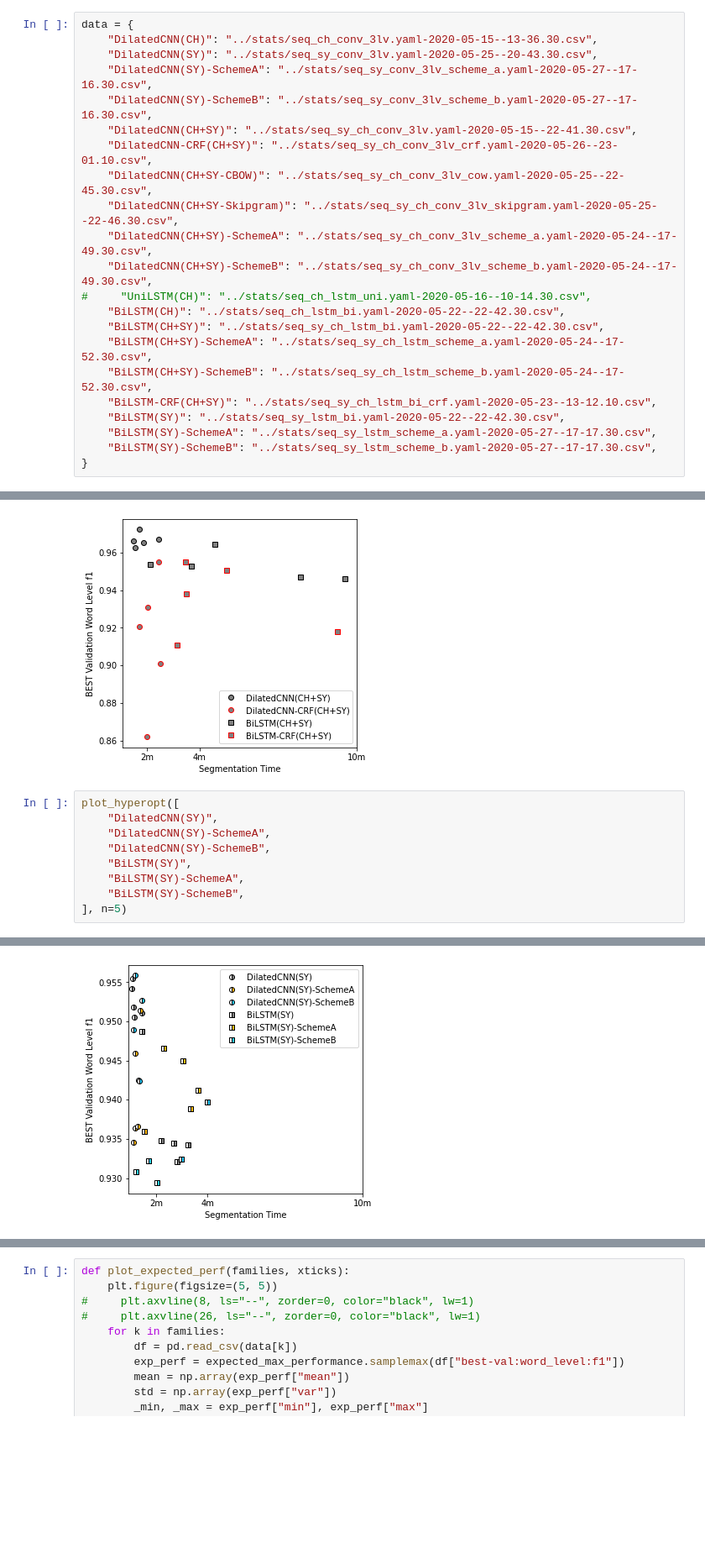
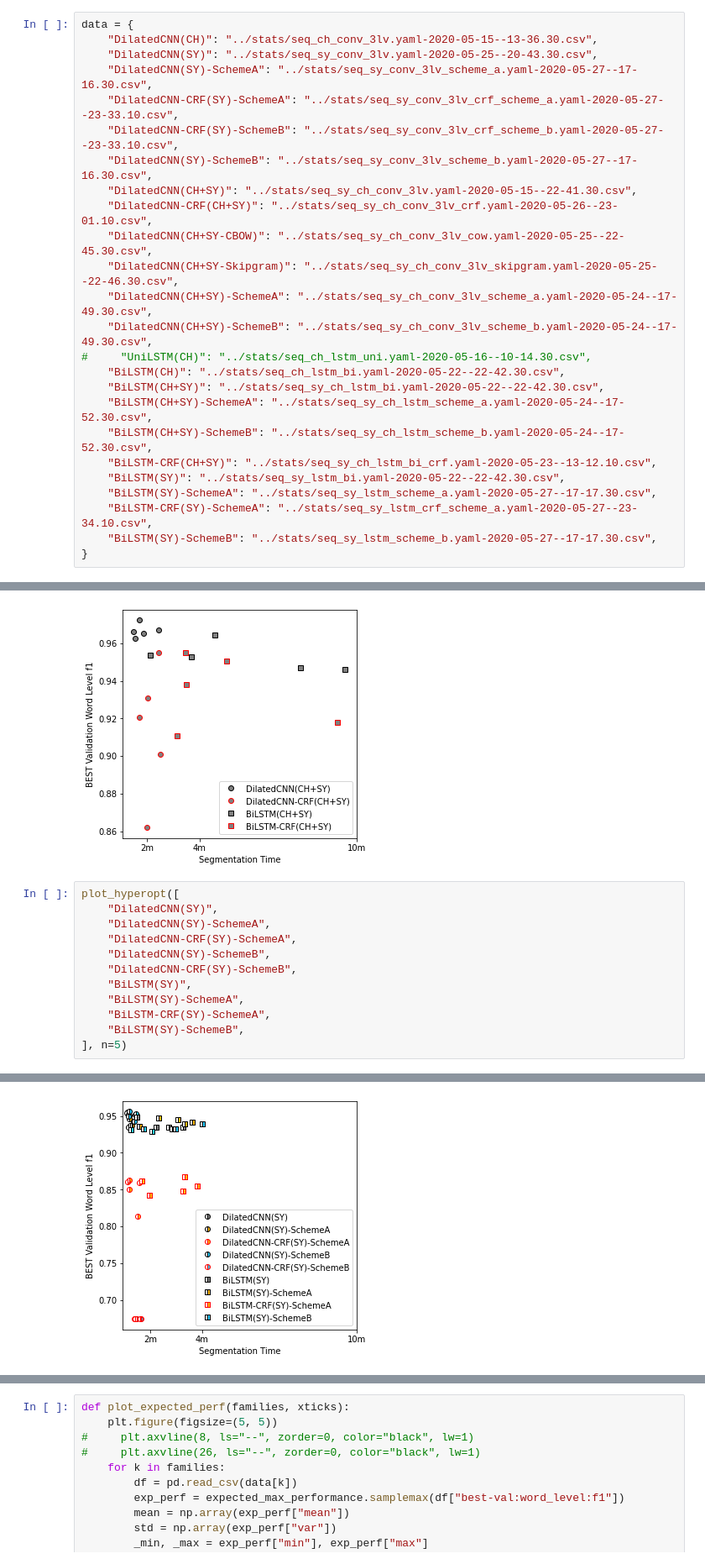
Before and after one commit to p16i/Syllable-based-Neural-Thai-Word-Segmentation, a Jupyter notebook: notebooks/viz-plot-hyperopt-results.ipynb, the cells around one changed output, grey strips where cells are left out. Shown at 84% size. Cells and saved outputs as stored; diff of their text form; blank space fills up the shorter version.

```diff
--- a/notebooks/viz-plot-hyperopt-results.ipynb
+++ b/notebooks/viz-plot-hyperopt-results.ipynb
@@ -8,6 +8,8 @@ data = {
     "DilatedCNN(CH)": "../stats/seq_ch_conv_3lv.yaml-2020-05-15--13-36.30.csv",
     "DilatedCNN(SY)": "../stats/seq_sy_conv_3lv.yaml-2020-05-25--20-43.30.csv",
     "DilatedCNN(SY)-SchemeA": "../stats/seq_sy_conv_3lv_scheme_a.yaml-2020-05-27--17-16.30.csv",
+    "DilatedCNN-CRF(SY)-SchemeA": "../stats/seq_sy_conv_3lv_crf_scheme_a.yaml-2020-05-27--23-33.10.csv",
+    "DilatedCNN-CRF(SY)-SchemeB": "../stats/seq_sy_conv_3lv_crf_scheme_b.yaml-2020-05-27--23-33.10.csv",
     "DilatedCNN(SY)-SchemeB": "../stats/seq_sy_conv_3lv_scheme_b.yaml-2020-05-27--17-16.30.csv",
     "DilatedCNN(CH+SY)": "../stats/seq_sy_ch_conv_3lv.yaml-2020-05-15--22-41.30.csv",
     "DilatedCNN-CRF(CH+SY)": "../stats/seq_sy_ch_conv_3lv_crf.yaml-2020-05-26--23-01.10.csv",
@@ -23,6 +25,7 @@ data = {
     "BiLSTM-CRF(CH+SY)": "../stats/seq_sy_ch_lstm_bi_crf.yaml-2020-05-23--13-12.10.csv",
     "BiLSTM(SY)": "../stats/seq_sy_lstm_bi.yaml-2020-05-22--22-42.30.csv",
     "BiLSTM(SY)-SchemeA": "../stats/seq_sy_lstm_scheme_a.yaml-2020-05-27--17-17.30.csv",
+    "BiLSTM-CRF(SY)-SchemeA": "../stats/seq_sy_lstm_crf_scheme_a.yaml-2020-05-27--23-34.10.csv",
     "BiLSTM(SY)-SchemeB": "../stats/seq_sy_lstm_scheme_b.yaml-2020-05-27--17-17.30.csv",
 }
 # %%
@@ -183,9 +174,12 @@ avg traiing 991.7504380369187
 plot_hyperopt([
     "DilatedCNN(SY)",
     "DilatedCNN(SY)-SchemeA",
+    "DilatedCNN-CRF(SY)-SchemeA",
     "DilatedCNN(SY)-SchemeB",
+    "DilatedCNN-CRF(SY)-SchemeB",
     "BiLSTM(SY)",
     "BiLSTM(SY)-SchemeA",
+    "BiLSTM-CRF(SY)-SchemeA",
     "BiLSTM(SY)-SchemeB",
 ], n=5)
 # %% [output]
@@ -205,5 +199,5 @@ avg traiing 28.248124356269837
 Val WL-F1=0.9397 ./artifacts/seq_sy_lstm_scheme_b.yaml-2020-05-27--17-17.30/run-22
 TEST: CL-f1=0.9679 WL-f1=0.9204 ⚠️ AVG TEST: WL-f1=0.9171±0.0022
 bi:1|cells:505|crf:0|embs:64|l1:43|oc:SchemeB lr=4.47e-04 weight_decay=4.49e-06
 avg traiing 37.29140246152878
-[figure, old version]
+[figure, new version]
```
Also changed, not shown: parts of 9 cells of this notebook, 2 other files.
